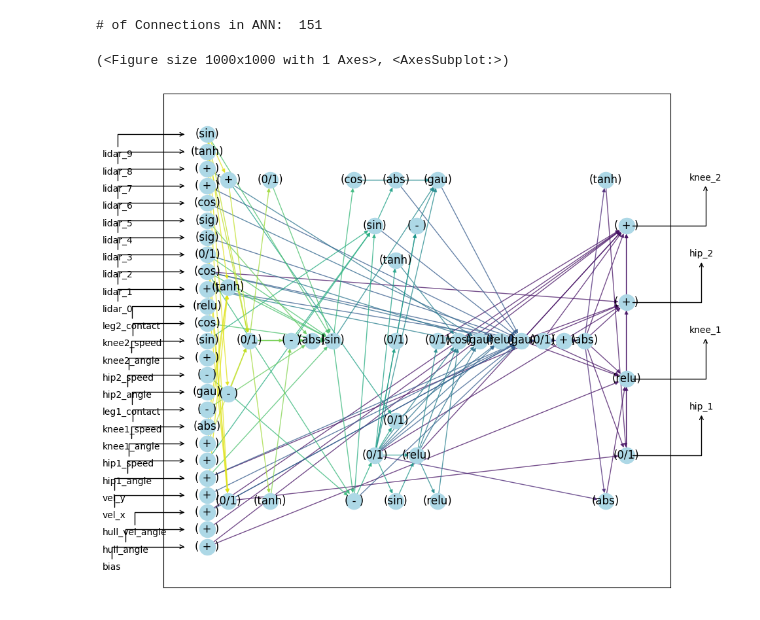
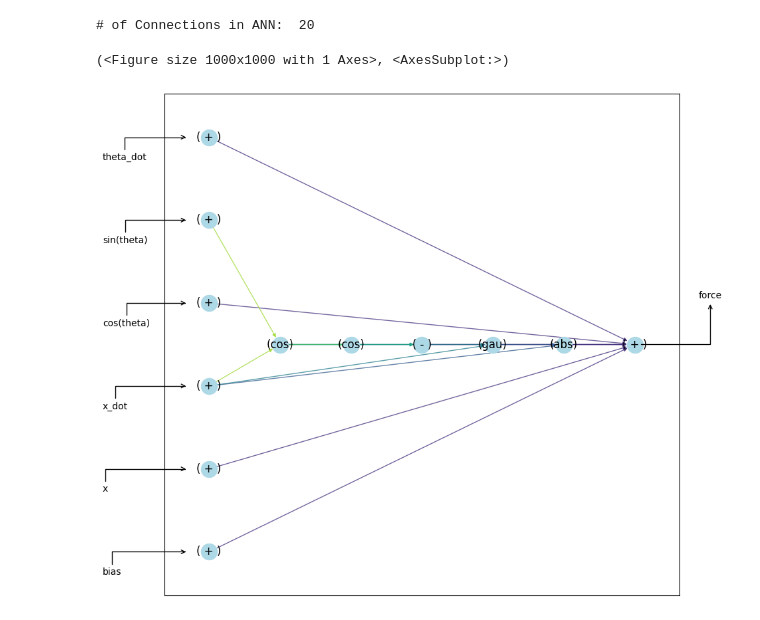
Before and after one commit to yurilavinas/brain-tokyo-workshop, a Jupyter notebook: WANNRelease/prettyNeatWann/Visualization_novelty.ipynb, the cells around one changed output. Drawn from its saved outputs; the diff is of its cells as text; code cells hidden in the pictures.

```diff
--- a/WANNRelease/prettyNeatWann/Visualization_novelty.ipynb
+++ b/WANNRelease/prettyNeatWann/Visualization_novelty.ipynb
@@ -5,11 +5,11 @@ import vis as nv
 import numpy as np
 from matplotlib import pyplot as plt
 # %%
-nv.viewInd('log/swingup_novelty_best.out','bipedhard')
+nv.viewInd('log/sswingup_ns_best.out','swingup')
 # %% [output]
-# of Connections in ANN:  151
+# of Connections in ANN:  20
 (<Figure size 1000x1000 with 1 Axes>, <AxesSubplot:>)
-[figure, old version]
+[figure, new version]
 # %%
 # Load stats:
 """
```
Also changed, not shown: parts of 4 cells of this notebook, 9 other files.
